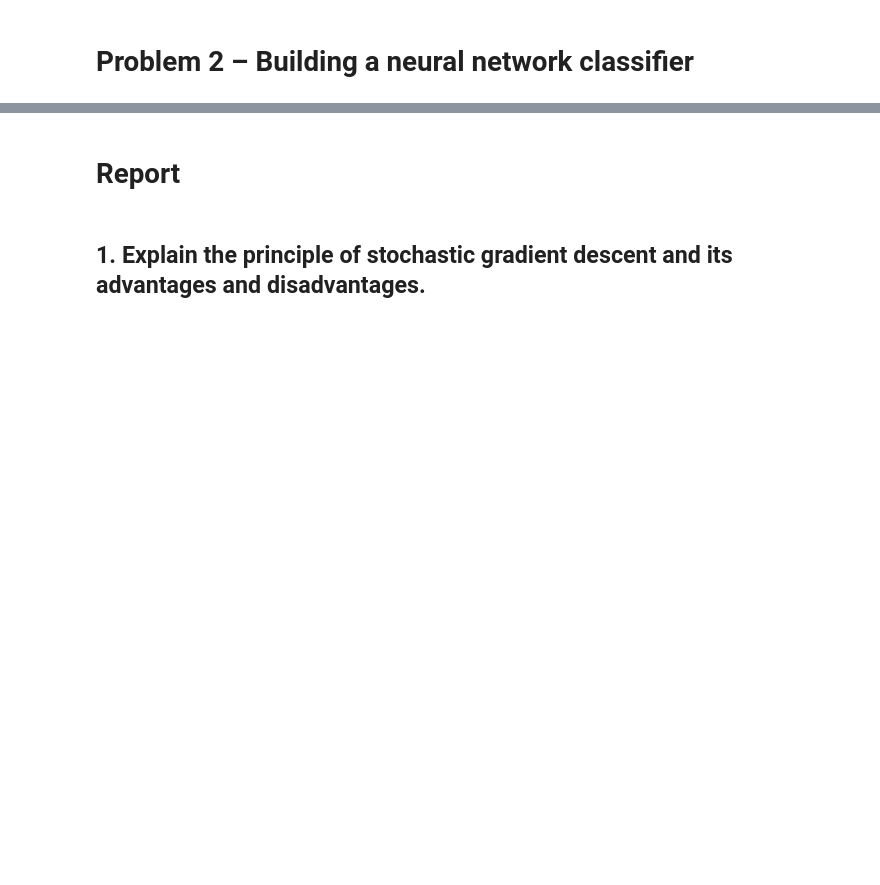
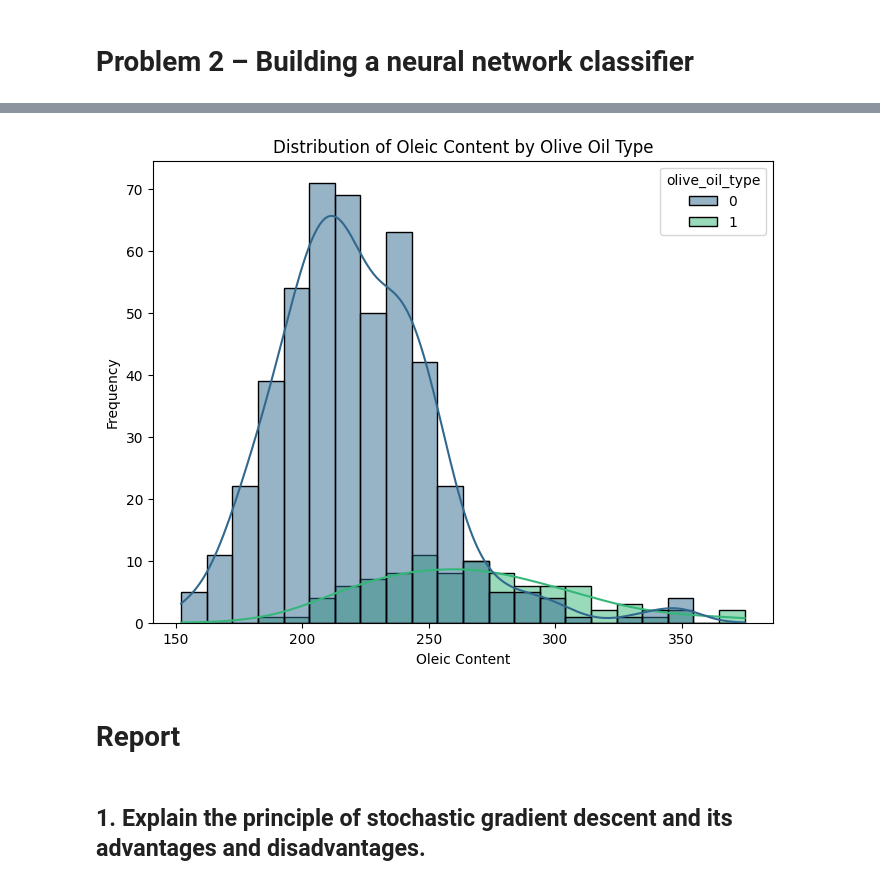
Before and after one commit to Python-Neiva/CNN-housing-ca-olive-oil, a Jupyter notebook: Neural_Networks_assignment_2.ipynb, the cells around one changed output, grey strips where cells are left out. Saved outputs shown, nothing was run; the diff lists cells and outputs as text; code cells hidden in the pictures; blank space fills up the shorter version.

```diff
--- a/Neural_Networks_assignment_2.ipynb
+++ b/Neural_Networks_assignment_2.ipynb
@@ -712,2 +671,10 @@ Final R2: -3.2227
 # %% [markdown]
 # Problem 2 – Building a neural network classifier
+# %%
+import pandas as pd
+from sklearn.preprocessing import StandardScaler
+from sklearn.mixture import GaussianMixture
+
+
+# Load the dataset
+oil_df = pd.read_csv("https://raw.githubusercontent.com/Python-Neiva/CNN-housing-ca-olive-oil/refs/heads/main/olive_original.csv")
@@ -713,0 +728,12 @@ Final R2: -3.2227
+# %%
+# Select only the fatty acid features and target variable
+fatty_acid_columns = ['palmitic', 'palmitoleic', 'stearic', 'oleic',
+                      'linoleic', 'linolenic', 'arachidic', 'eicosenoic']
+
+df_features = oil_df[fatty_acid_columns]
+
+#In this way we avoid using encoders. # We encode target variable (0 for Extra Virgin, 1 for Organic Extra Virgin) without any extra library.
+
+# Create target variable based on given conditions
+# oil_df['olive_oil_type'] = oil_df['Region'].apply(lambda x: 'Organic Extra Virgin' if x in ['Calabria', 'Sicily'] else 'Extra Virgin')
+oil_df['olive_oil_type'] = oil_df['region'].apply(lambda x: 1 if x in ['Calabria', 'Sicily'] else 0)
@@ -714,3 +849,16 @@ Final R2: -3.2227
+# %%
+
+import seaborn as sns
+
+# Plot histogram of Oleic content by class
+plt.figure(figsize=(8, 6))
+sns.histplot(oil_df, x='oleic', hue='olive_oil_type', kde=True, palette='viridis')
+plt.title('Distribution of Oleic Content by Olive Oil Type')
+plt.xlabel('Oleic Content')
+plt.ylabel('Frequency')
+plt.show()
+# %% [output]
+[figure, added]
 # %% [markdown]
 # Report
 # %% [markdown]
```
Also changed, not shown: parts of 38 cells of this notebook.
